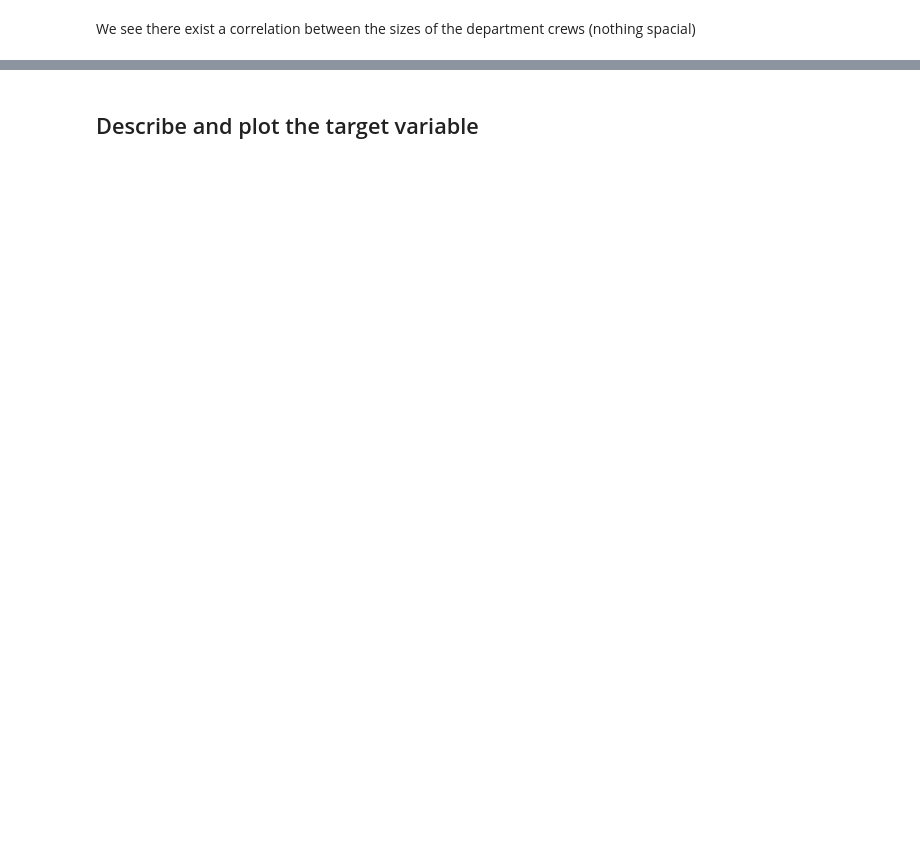
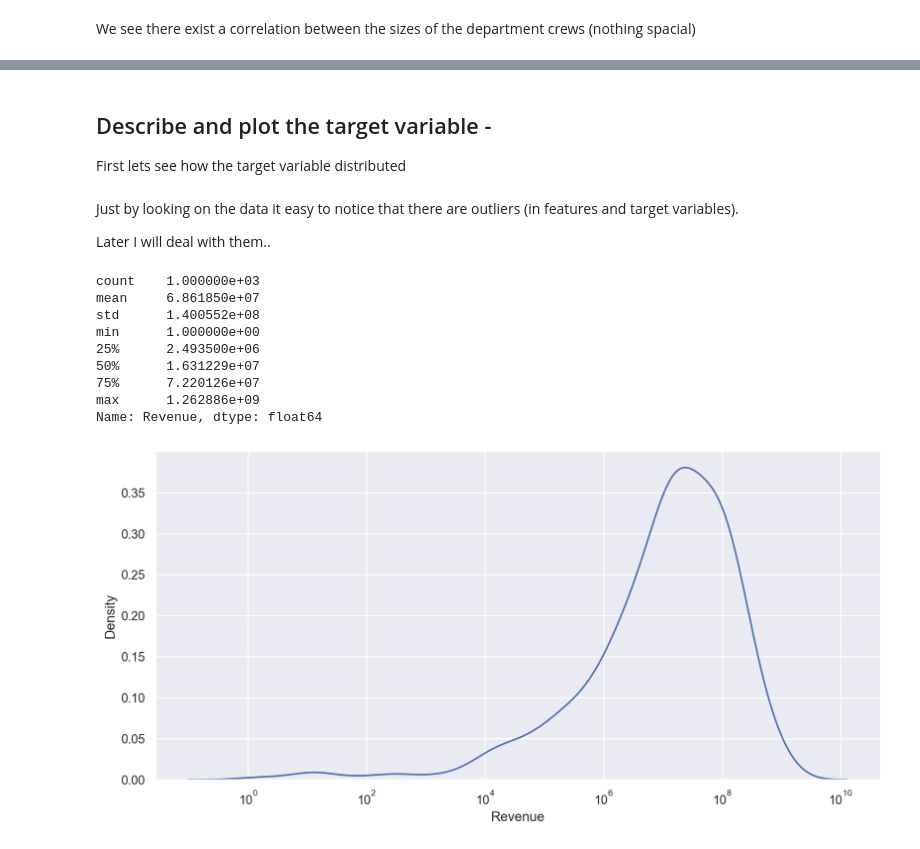
Before and after one commit to OdedHellman/Box-Office-EDA, a Jupyter notebook: BoxOfficeETL.ipynb, the cells around one changed output, grey strips where cells are left out. Cells and saved outputs as stored; diff of their text form; code cells hidden in the pictures; blank space fills up the shorter version.

```diff
--- a/BoxOfficeETL.ipynb
+++ b/BoxOfficeETL.ipynb
@@ -148,7 +139,22 @@ for col, axis in zip(numeric_columns, axes):
 # %% [markdown]
-## Describe and plot the target variable
+## Describe and plot the target variable -
+First lets see how the target variable distributed
+# %% [markdown]
+Just by looking on the data it easy to notice that there are outliers (in features and target variables).
+
+ Later I will deal with them..
 # %%
-# sns.displot(df.Revenue, kind='kde', height=5, aspect=2)
 # df.drop(df.query("Revenue > (0.4*1e9)").index, inplace=True)
-# sns.displot(df.Revenue, kind='kde', height=5, aspect=2)
-# df.Revenue.describe()
+sns.displot(df.Revenue, kind='kde', height=5, aspect=2, log_scale=10)
+df.Revenue.describe()
+# %% [output]
+count    1.000000e+03
+mean     6.861850e+07
+std      1.400552e+08
+min      1.000000e+00
+25%      2.493500e+06
+50%      1.631229e+07
+75%      7.220126e+07
+max      1.262886e+09
+Name: Revenue, dtype: float64
+[figure, added]
```
Also changed, not shown: parts of 12 cells of this notebook.
